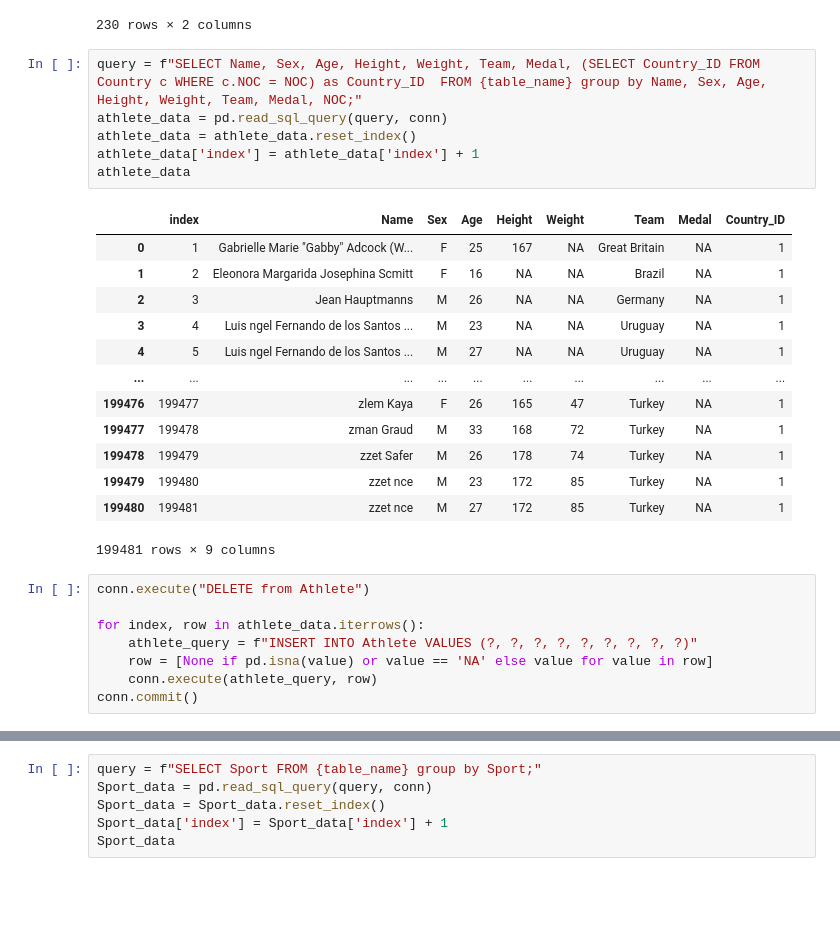
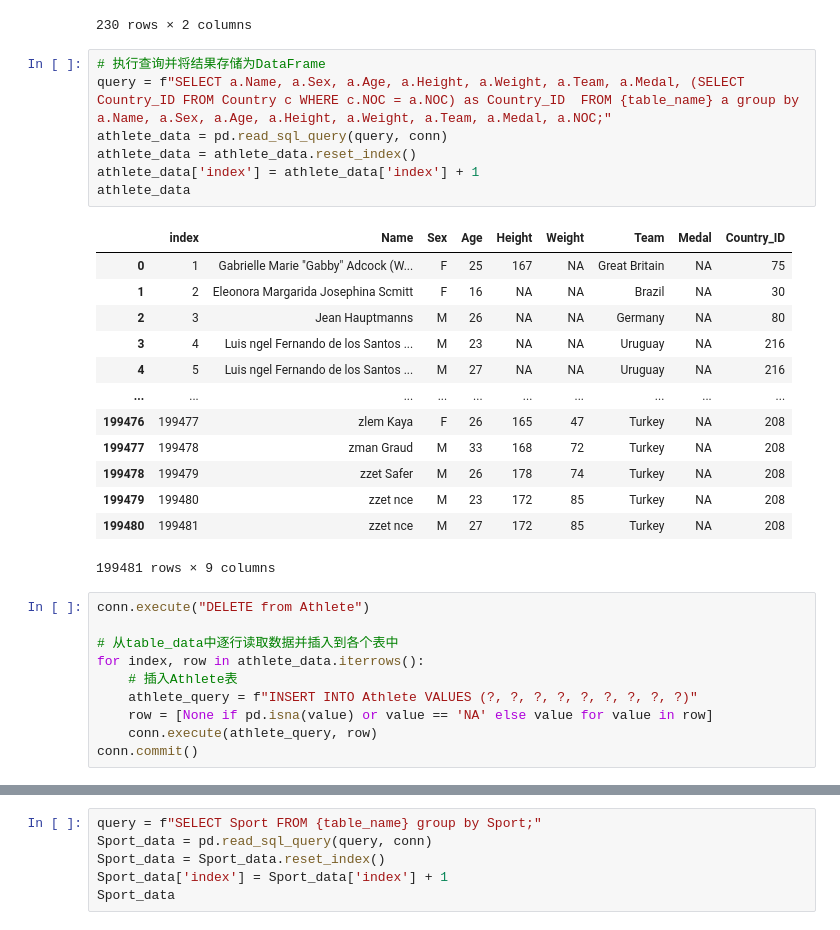
Before and after one commit to willll67/Info330-Final-Project, a Jupyter notebook: operate_data.ipynb, the cells around one changed output, grey strips where cells are left out. Cells and saved outputs as stored; diff of their text form; blank space fills up the shorter version.

```diff
--- a/operate_data.ipynb
+++ b/operate_data.ipynb
@@ -269,29 +290,32 @@ country_data
 | 229 | 230 | ZIM |
 230 rows × 2 columns
 # %%
-query = f"SELECT Name, Sex, Age, Height, Weight, Team, Medal, (SELECT Country_ID FROM Country c WHERE c.NOC = NOC) as Country_ID  FROM {table_name} group by Name, Sex, Age, Height, Weight, Team, Medal, NOC;"
+# 执行查询并将结果存储为DataFrame
+query = f"SELECT a.Name, a.Sex, a.Age, a.Height, a.Weight, a.Team, a.Medal, (SELECT Country_ID FROM Country c WHERE c.NOC = a.NOC) as Country_ID  FROM {table_name} a group by a.Name, a.Sex, a.Age, a.Height, a.Weight, a.Team, a.Medal, a.NOC;"
 athlete_data = pd.read_sql_query(query, conn)
 athlete_data = athlete_data.reset_index()
 athlete_data['index'] = athlete_data['index'] + 1
 athlete_data
 # %% [output]
 |  | index | Name | Sex | Age | Height | Weight | Team | Medal | Country_ID |
-| 0 | 1 | Gabrielle Marie "Gabby" Adcock (W... | F | 25 | 167 | NA | Great Britain | NA | 1 |
-| 1 | 2 | Eleonora Margarida Josephina Scmitt | F | 16 | NA | NA | Brazil | NA | 1 |
-| 2 | 3 | Jean Hauptmanns | M | 26 | NA | NA | Germany | NA | 1 |
-| 3 | 4 | Luis ngel Fernando de los Santos ... | M | 23 | NA | NA | Uruguay | NA | 1 |
-| 4 | 5 | Luis ngel Fernando de los Santos ... | M | 27 | NA | NA | Uruguay | NA | 1 |
+| 0 | 1 | Gabrielle Marie "Gabby" Adcock (W... | F | 25 | 167 | NA | Great Britain | NA | 75 |
+| 1 | 2 | Eleonora Margarida Josephina Scmitt | F | 16 | NA | NA | Brazil | NA | 30 |
+| 2 | 3 | Jean Hauptmanns | M | 26 | NA | NA | Germany | NA | 80 |
+| 3 | 4 | Luis ngel Fernando de los Santos ... | M | 23 | NA | NA | Uruguay | NA | 216 |
+| 4 | 5 | Luis ngel Fernando de los Santos ... | M | 27 | NA | NA | Uruguay | NA | 216 |
 | ... | ... | ... | ... | ... | ... | ... | ... | ... | ... |
-| 199476 | 199477 | zlem Kaya | F | 26 | 165 | 47 | Turkey | NA | 1 |
-| 199477 | 199478 | zman Graud | M | 33 | 168 | 72 | Turkey | NA | 1 |
-| 199478 | 199479 | zzet Safer | M | 26 | 178 | 74 | Turkey | NA | 1 |
-| 199479 | 199480 | zzet nce | M | 23 | 172 | 85 | Turkey | NA | 1 |
-| 199480 | 199481 | zzet nce | M | 27 | 172 | 85 | Turkey | NA | 1 |
+| 199476 | 199477 | zlem Kaya | F | 26 | 165 | 47 | Turkey | NA | 208 |
+| 199477 | 199478 | zman Graud | M | 33 | 168 | 72 | Turkey | NA | 208 |
+| 199478 | 199479 | zzet Safer | M | 26 | 178 | 74 | Turkey | NA | 208 |
+| 199479 | 199480 | zzet nce | M | 23 | 172 | 85 | Turkey | NA | 208 |
+| 199480 | 199481 | zzet nce | M | 27 | 172 | 85 | Turkey | NA | 208 |
 199481 rows × 9 columns
 # %%
 conn.execute("DELETE from Athlete")
 
+# 从table_data中逐行读取数据并插入到各个表中
 for index, row in athlete_data.iterrows():
+    # 插入Athlete表
     athlete_query = f"INSERT INTO Athlete VALUES (?, ?, ?, ?, ?, ?, ?, ?, ?)"
     row = [None if pd.isna(value) or value == 'NA' else value for value in row]
     conn.execute(athlete_query, row)
```
Also changed, not shown: parts of 22 cells of this notebook, 3 other files.
